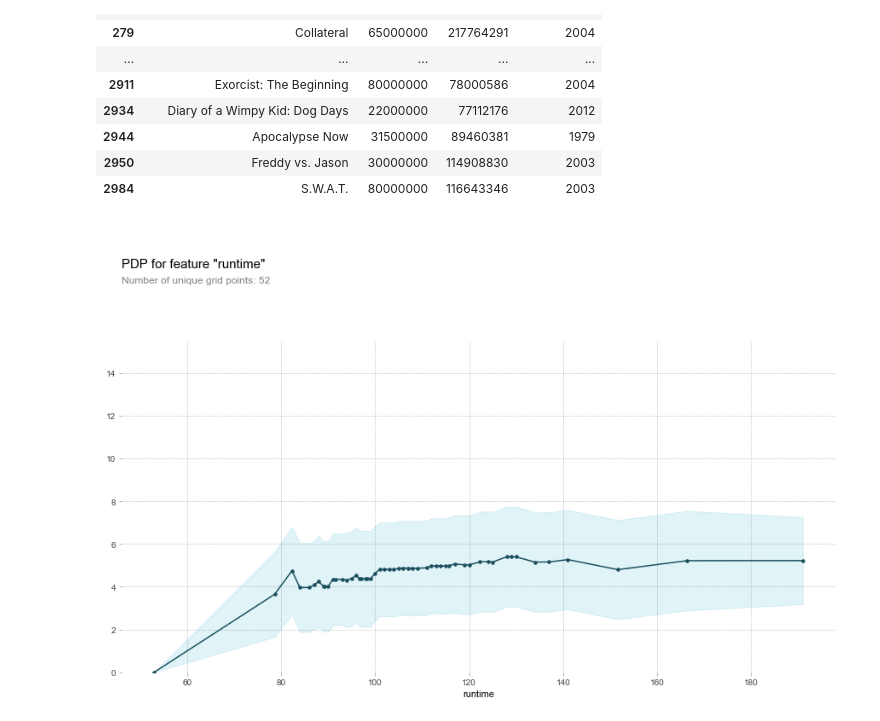
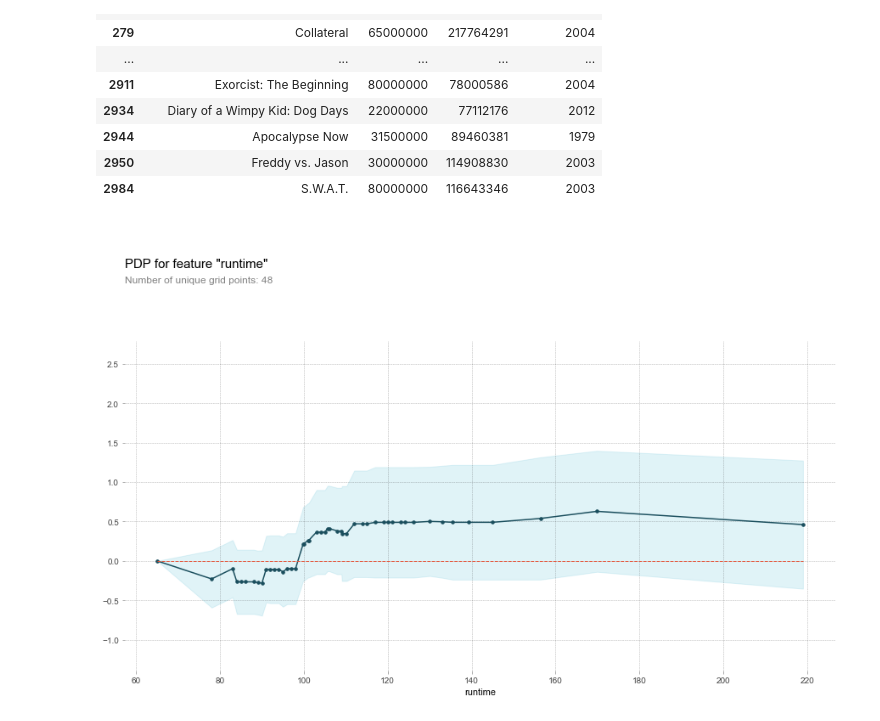
Before and after one commit to SMSinclair/Predictive-Modeling-Portfolio-Project, a Jupyter notebook: notebooks/tmdb_data_exploration.ipynb, the cells around one changed output. Drawn from its saved outputs; the diff is of its cells as text; code cells hidden in the pictures.

```diff
--- a/notebooks/tmdb_data_exploration.ipynb
+++ b/notebooks/tmdb_data_exploration.ipynb
@@ -258,7 +279,7 @@ X_train_encoded.shape, X_val_encoded.shape, X_test_encoded.shape
 eval_set = [(X_train_encoded, y_train_log),
             (X_val_encoded, y_val_log)]
 
-model = XGBRegressor(n_estimators=10000, n_jobs=-1, eta=0.001, max_depth=1)
+model = XGBRegressor(n_estimators=1000, n_jobs=-1, eta=0.001, max_depth=1)
 model.fit(X_train_encoded, y_train_log, eval_set=eval_set, eval_metric='rmse',
-         early_stopping_rounds=1000)
+         early_stopping_rounds=100)
 # %% [output]
@@ -357,9 +363,8 @@ eli5.show_weights(permuter, top=None, feature_names=feature_names)
 # %%
-best_features = ['budget', 'production_company', 'collection', 'release_year',
-           'runtime', 'Foreign', 'all_genres', 'Documentary', 'Family',
-           'release_dayofweek', 'Animation', 'Comedy', 'Western',
-           'original_english', 'release_month', 'Adventure', 'Mystery',
-           'Drama', 'Romance']
+best_features = ['budget', 'collection', 'release_year', 'runtime',
+                 'Foreign', 'Documentary', 'Comedy', 'original_english',
+                 'release_month', 'Drama', 'Romance', 'has_homepage',
+                'Adventure', 'Animation']
 # %%
 X_train_selected = X_train_encoded[best_features]
 X_val_selected = X_val_encoded[best_features]
@@ -368,7 +376,7 @@ X_test_selected = X_test_encoded[best_features]
 eval_set = [(X_train_selected, y_train_log),
             (X_val_selected, y_val_log)]
 
-model = XGBRegressor(n_estimators=10000, n_jobs=-1, eta=0.001, max_depth=2)
+model = XGBRegressor(n_estimators=1000, n_jobs=-1, eta=0.01, max_depth=2)
 model.fit(X_train_selected, y_train_log, eval_set=eval_set, eval_metric='rmse',
-         early_stopping_rounds=1000)
+         early_stopping_rounds=50)
 # %% [output]
@@ -401,0 +430,7 @@ generate_xgb_submission(model, X_test_selected, 1129, 'tmdb_sub_14.csv')
+# %%
+permuter = PermutationImportance(model, scoring='neg_mean_squared_error',
+                                 cv='prefit', n_iter=2, random_state=42)
+
+permuter.fit(X_val_selected, y_val_log)
+feature_names = X_val_selected.columns.tolist()
+eli5.show_weights(permuter, top=None, feature_names=feature_names)
@@ -485,23 +522,23 @@ train_wrangled[(train_wrangled['release_month']==8) & (train_wrangled['revenue']
 | 2950 | Freddy vs. Jason | 30000000 | 114908830 | 2003 |
 | 2984 | S.W.A.T. | 80000000 | 116643346 | 2003 |
 # %%
-# Sweet spot seems to be ~130 minutes
+# Steady increase until a little over 100 minutes
 # 75 minutes is the SAG cutoff to be counted as a feature film,
-# so the rapid increase up to this point makes sense
+# so that explains the sparsity of runtimes lower than that.
 
 feature = 'runtime'
 
 isolated = pdp_isolate(
     model=model,
     dataset=X_val_selected,
     model_features=X_val_selected.columns,
     feature=feature,
-    num_grid_points=70
+    num_grid_points=50
 )
 
 pdp_plot(isolated, feature_name=feature);
 # %% [output]
-[figure, old version]
+[figure, new version]
 # %%
 # Foreign films don't do as well at the box office
 feature = 'Foreign'
```
Also changed, not shown: parts of 40 cells of this notebook.
